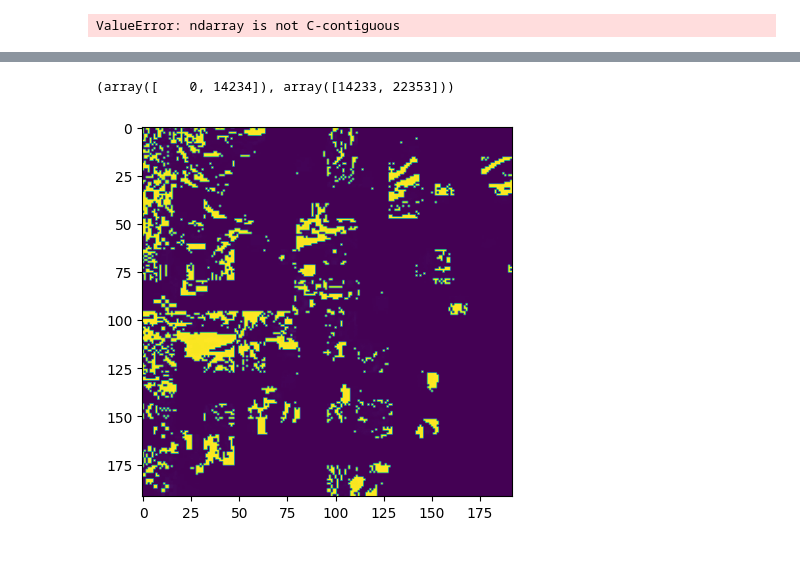
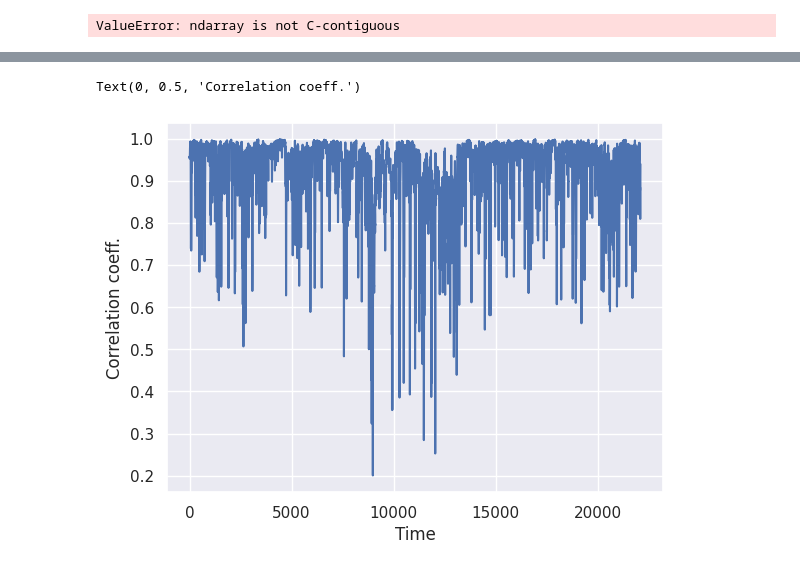
Before and after one commit to tpfffr/neon_blink_detection, a Jupyter notebook: notebooks/check_optical_flow.ipynb, the cells around one changed output, grey strips where cells are left out. Drawn from its saved outputs; the diff is of its cells as text; code cells hidden in the pictures.

```diff
--- a/notebooks/check_optical_flow.ipynb
+++ b/notebooks/check_optical_flow.ipynb
@@ -443,7 +433,11 @@ plt.plot(diff.mean(axis=-1).mean(axis=-1))
-# %%
-plt.imshow(diff[15000, :, :])
-
-rec._get_clip_trigger(clip_names[-1], ts)
-# %% [output]
-(array([    0, 14234]), array([14233, 22353]))
-[figure, removed]
+# %%
+r = [np.corrcoef(left_images_pims[x, :, :].flatten(), left_images_pyav[x, :, :].flatten())[0, 1] for x in range(ts.shape[0])]
+# %%
+import seaborn as sns
+sns.set()
+plt.plot(r)
+plt.xlabel("Time")
+plt.ylabel("Correlation coeff.")
+# %% [output]
+Text(0, 0.5, 'Correlation coeff.')
+[figure, added]
```
Also changed, not shown: parts of 14 cells of this notebook, 5 other files.
